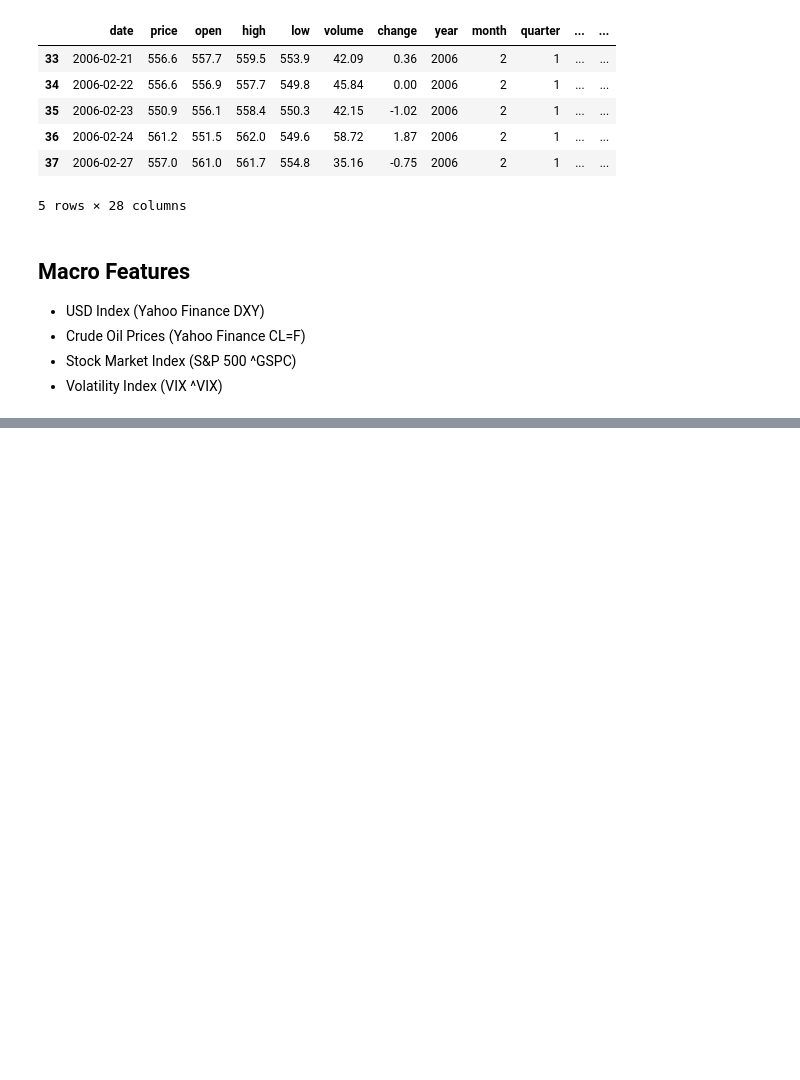
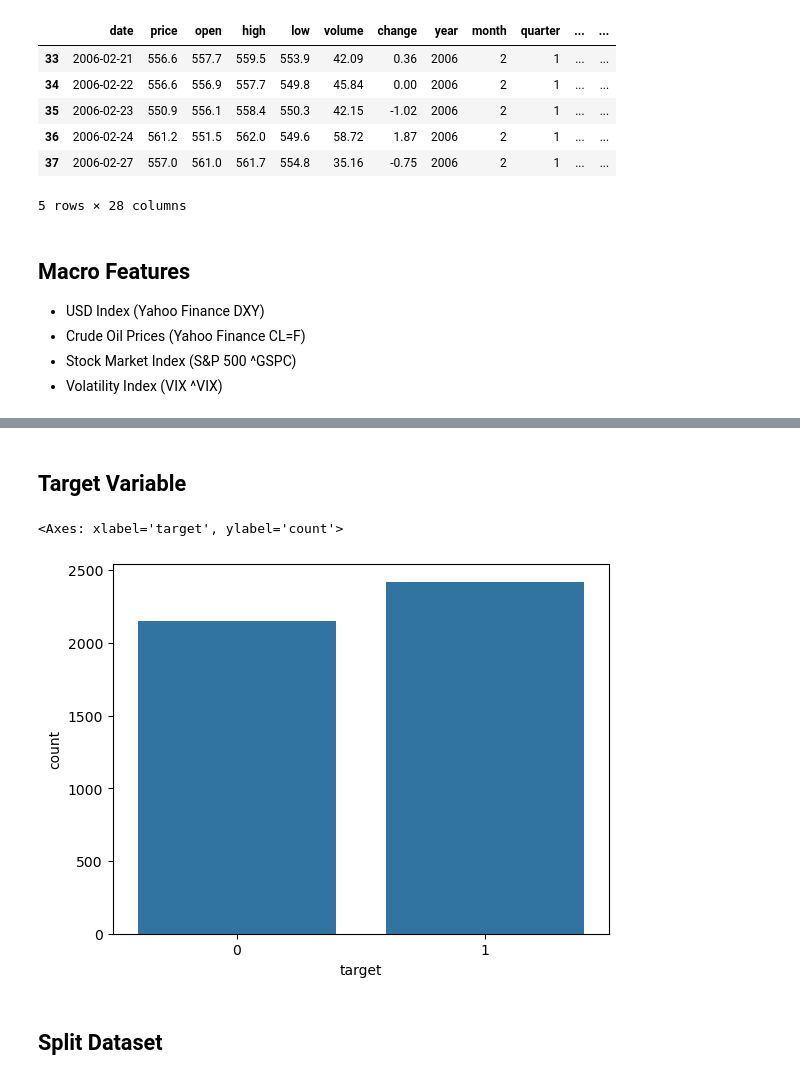
Before and after one commit to MartynChong/applied_project, a Jupyter notebook: project.ipynb, the cells around one changed output, grey strips where cells are left out. Drawn from its saved outputs; the diff is of its cells as text; code cells hidden in the pictures; blank space fills up the shorter version.

```diff
--- a/project.ipynb
+++ b/project.ipynb
@@ -241,0 +282,13 @@ df.dropna(inplace=True)
+# %% [markdown]
+## Target Variable
+# %%
+# Creating target variable - next day's binary price direction
+df['target'] = (df['price'].shift(-1) > df['price']).astype(int)
+
+# Target Variable Distribution
+sns.countplot(x='target', data=df)
+# %% [output]
+<Axes: xlabel='target', ylabel='count'>
+[figure, added]
+# %% [markdown]
+## Split Dataset
```
Also changed, not shown: parts of 10 cells of this notebook.
